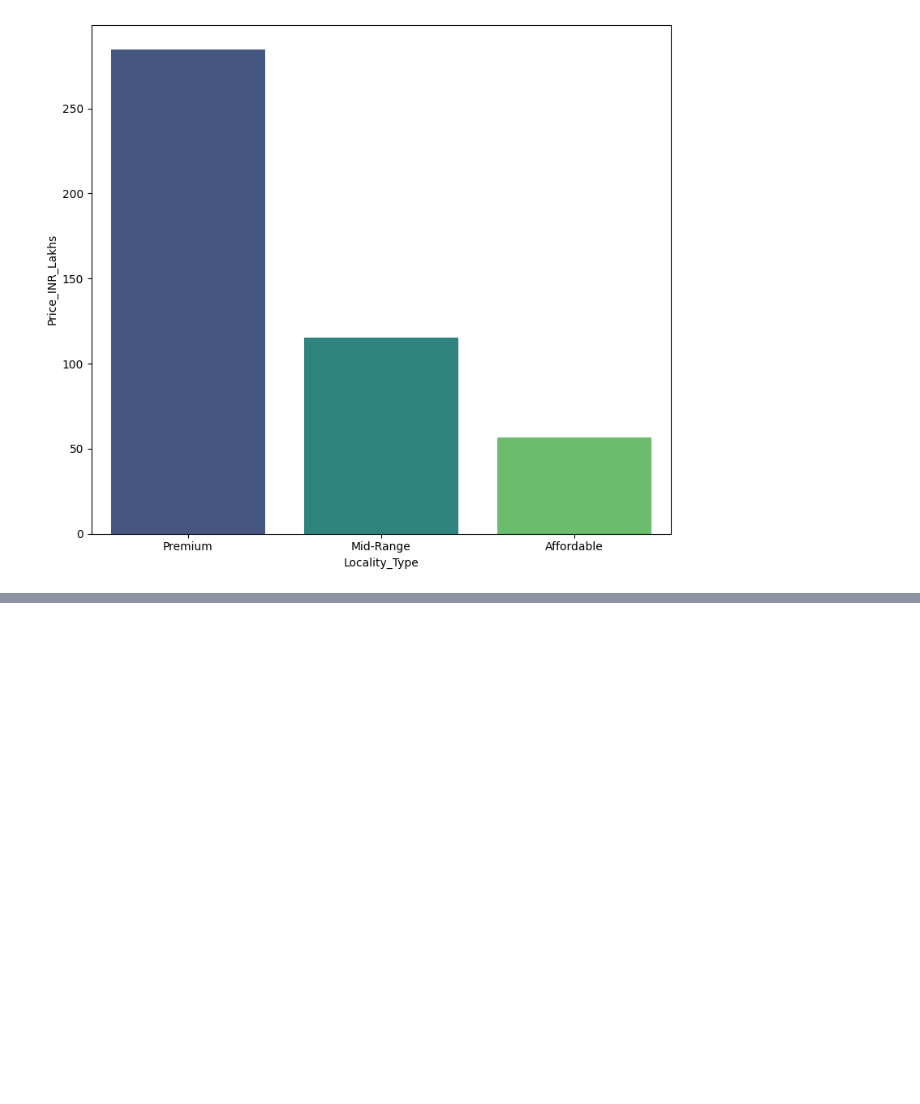
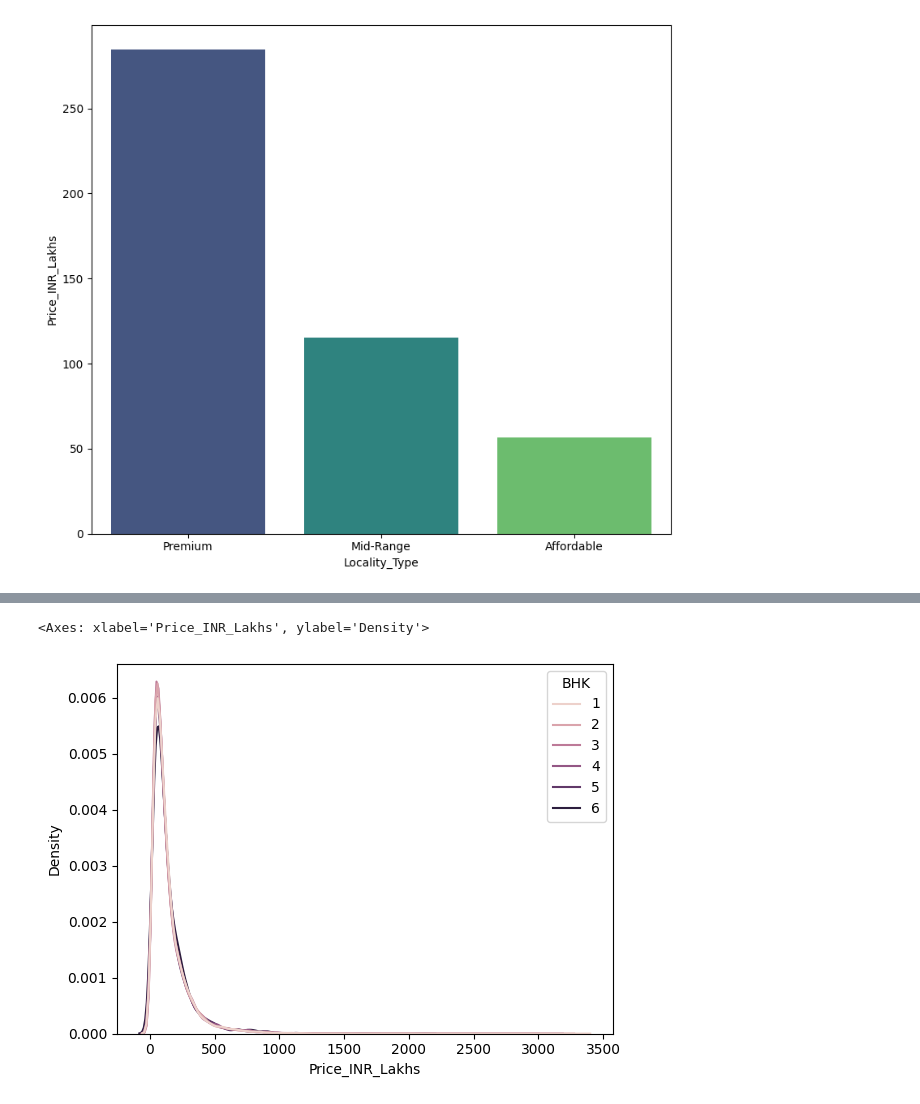
Before and after one commit to subham-oss/House-price-prediction, a Jupyter notebook: notebooks/house_price_eda.ipynb, the cells around one changed output, grey strips where cells are left out. Drawn from its saved outputs; the diff is of its cells as text; code cells hidden in the pictures; blank space fills up the shorter version.

```diff
--- a/notebooks/house_price_eda.ipynb
+++ b/notebooks/house_price_eda.ipynb
@@ -167,0 +209,10 @@ plt.show()
+# %%
+sns.kdeplot(
+    data=df,
+    x='Price_INR_Lakhs',
+    hue='BHK',
+    common_norm=False
+)
+# %% [output]
+<Axes: xlabel='Price_INR_Lakhs', ylabel='Density'>
+[figure, added]
```
Also changed, not shown: parts of 17 cells of this notebook.
